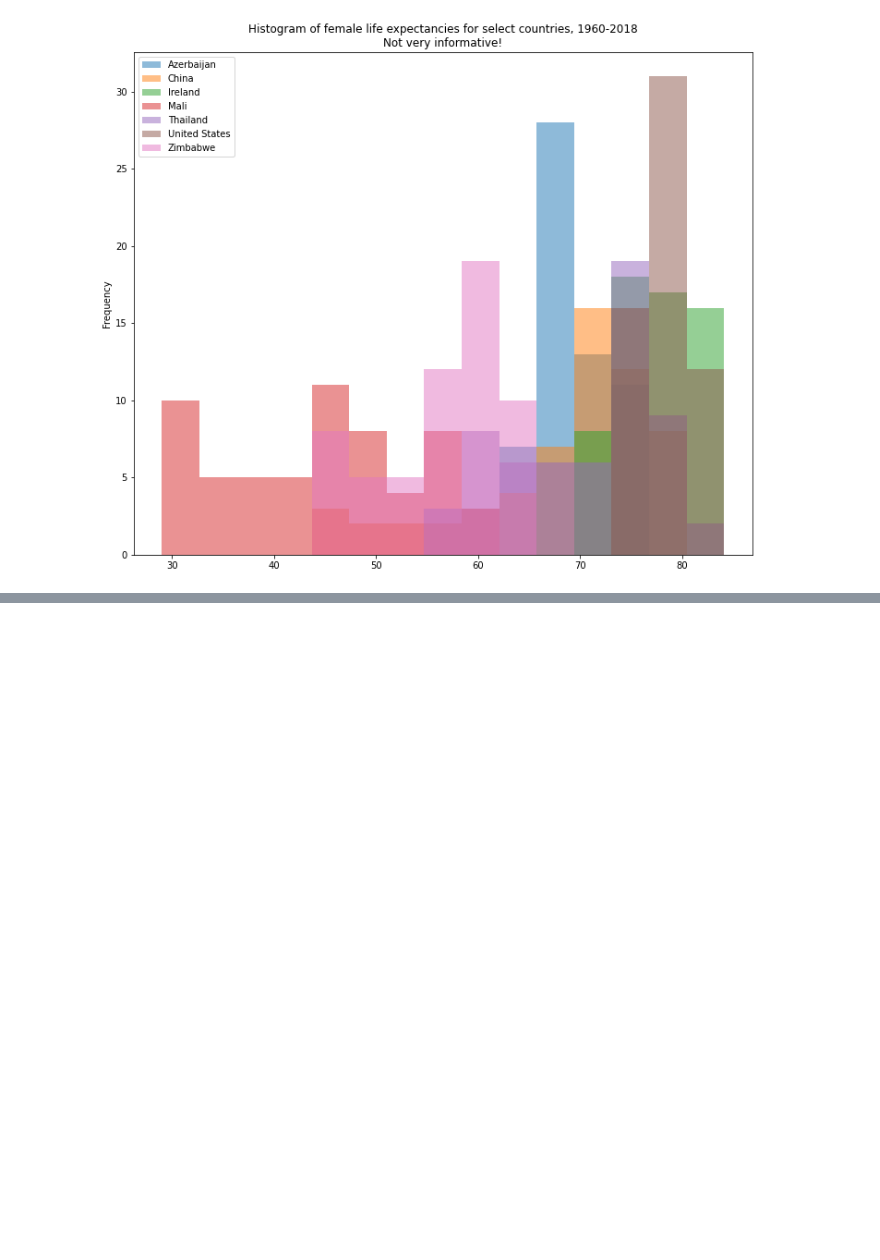
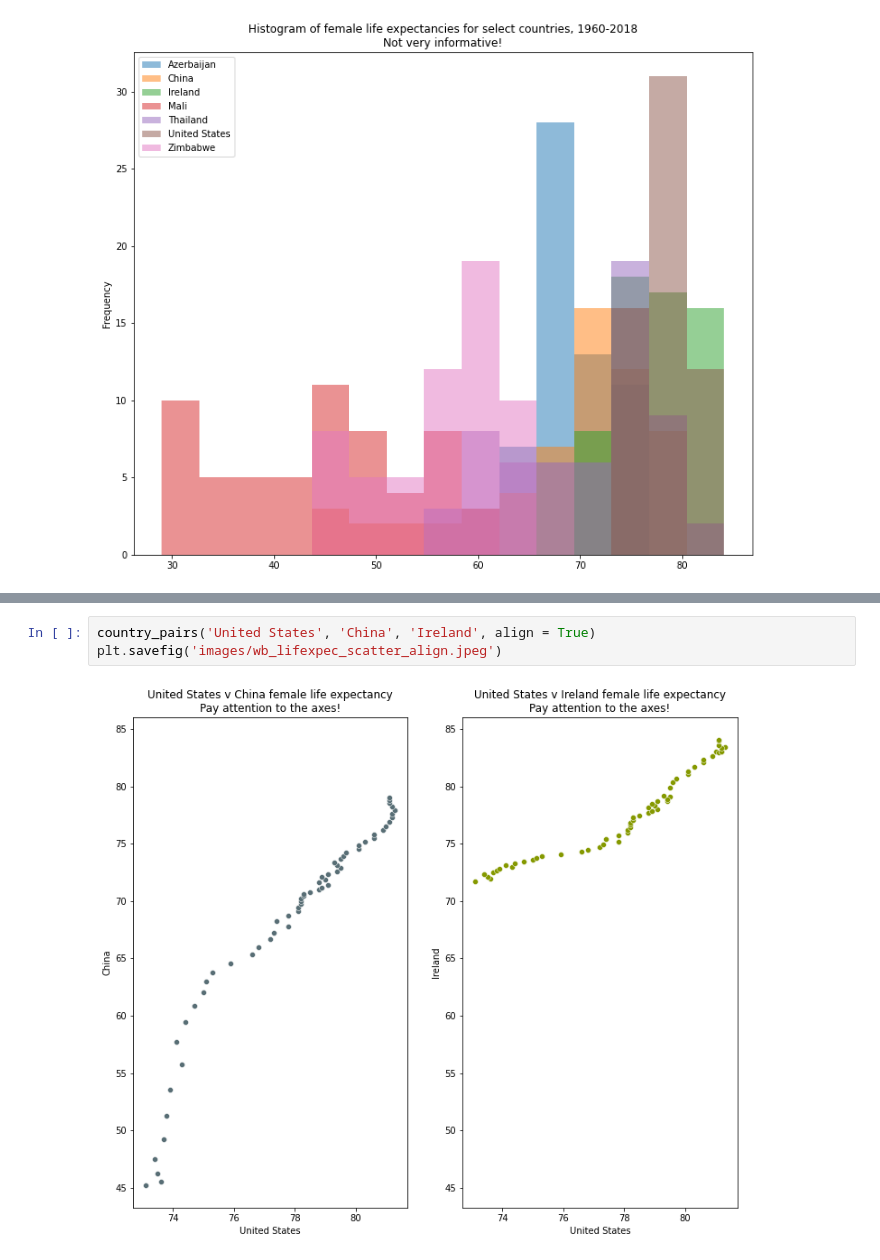
Before and after one commit to brendanrbrown/stor155_sp21, a Jupyter notebook: notebooks/wb_health.ipynb, the cells around one changed output, grey strips where cells are left out. Cells and saved outputs as stored; diff of their text form; blank space fills up the shorter version.

```diff
--- a/notebooks/wb_health.ipynb
+++ b/notebooks/wb_health.ipynb
@@ -90,0 +112,5 @@ d.plot(x = 'United States', y = 'China', kind = 'scatter', figsize = (15, 10))
+# %%
+country_pairs('United States', 'China', 'Ireland', align = True)
+plt.savefig('images/wb_lifexpec_scatter_align.jpeg')
+# %% [output]
+[figure, added]
```
Also changed, not shown: parts of 9 cells of this notebook, 4 other files.
